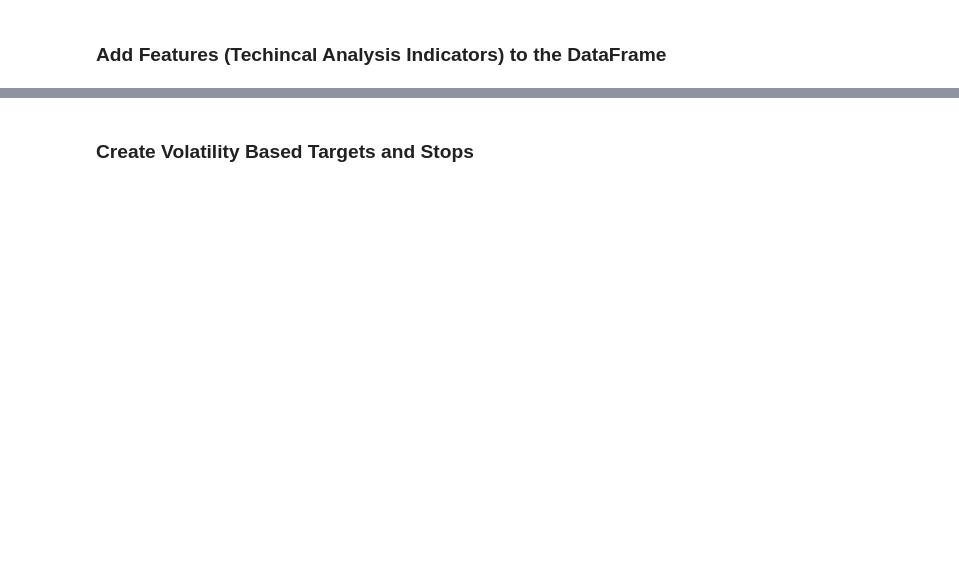
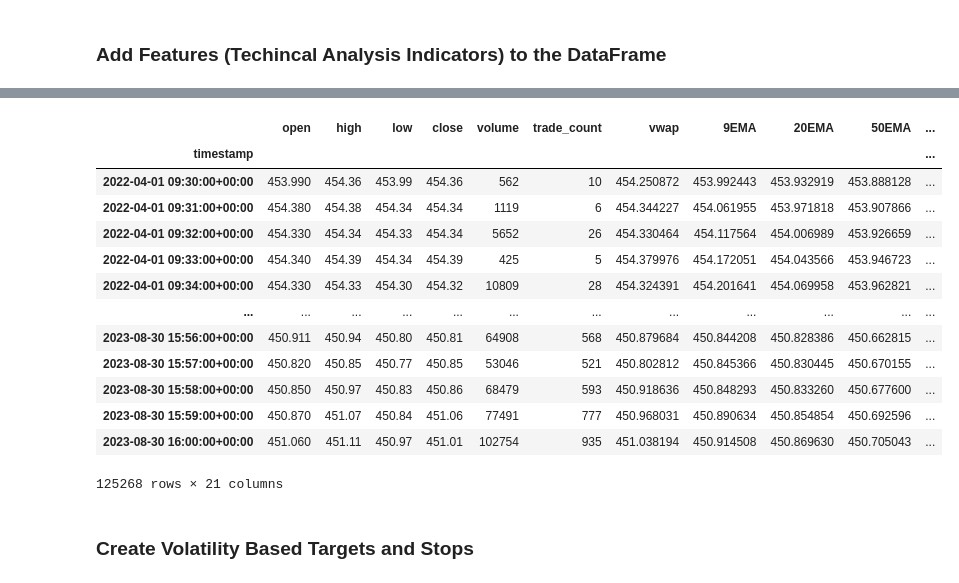
Before and after one commit to CincoCoding/Hyperspace-ML-Optimizer, a Jupyter notebook: notebook/HyperspaceMLOptimizer.ipynb, the cells around one changed output, grey strips where cells are left out. Drawn from its saved outputs; the diff is of its cells as text; code cells hidden in the pictures; blank space fills up the shorter version.

```diff
--- a/notebook/HyperspaceMLOptimizer.ipynb
+++ b/notebook/HyperspaceMLOptimizer.ipynb
@@ -216,13 +203,28 @@ signals_df
 # %%
-# # Define NYSE regular trading hours
-# nyse_opening_time = pd.Timestamp("09:30:00")
-# nyse_closing_time = pd.Timestamp("16:00:00")
+# Define NYSE regular trading hours
+nyse_opening_time = pd.Timestamp("09:30:00")
+nyse_closing_time = pd.Timestamp("16:00:00")
 
-# # Filter the DataFrame to include only data within NYSE regular trading hours
-# signals_df = signals_df.between_time(nyse_opening_time.time(), nyse_closing_time.time())
+# Filter the DataFrame to include only data within NYSE regular trading hours
+signals_df = signals_df.between_time(nyse_opening_time.time(), nyse_closing_time.time())
 
-# # Review DataFrame
-# signals_df
+# Review DataFrame
+signals_df
+# %% [output]
+|  | open | high | low | close | volume | trade_count | vwap | 9EMA | 20EMA | 50EMA | ... |
+| timestamp |  |  |  |  |  |  |  |  |  |  | ... |
+| 2022-04-01 09:30:00+00:00 | 453.990 | 454.36 | 453.99 | 454.36 | 562 | 10 | 454.250872 | 453.992443 | 453.932919 | 453.888128 | ... |
+| 2022-04-01 09:31:00+00:00 | 454.380 | 454.38 | 454.34 | 454.34 | 1119 | 6 | 454.344227 | 454.061955 | 453.971818 | 453.907866 | ... |
+| 2022-04-01 09:32:00+00:00 | 454.330 | 454.34 | 454.33 | 454.34 | 5652 | 26 | 454.330464 | 454.117564 | 454.006989 | 453.926659 | ... |
+| 2022-04-01 09:33:00+00:00 | 454.340 | 454.39 | 454.34 | 454.39 | 425 | 5 | 454.379976 | 454.172051 | 454.043566 | 453.946723 | ... |
+| 2022-04-01 09:34:00+00:00 | 454.330 | 454.33 | 454.30 | 454.32 | 10809 | 28 | 454.324391 | 454.201641 | 454.069958 | 453.962821 | ... |
+| ... | ... | ... | ... | ... | ... | ... | ... | ... | ... | ... | ... |
+| 2023-08-30 15:56:00+00:00 | 450.911 | 450.94 | 450.80 | 450.81 | 64908 | 568 | 450.879684 | 450.844208 | 450.828386 | 450.662815 | ... |
+| 2023-08-30 15:57:00+00:00 | 450.820 | 450.85 | 450.77 | 450.85 | 53046 | 521 | 450.802812 | 450.845366 | 450.830445 | 450.670155 | ... |
+| 2023-08-30 15:58:00+00:00 | 450.850 | 450.97 | 450.83 | 450.86 | 68479 | 593 | 450.918636 | 450.848293 | 450.833260 | 450.677600 | ... |
+| 2023-08-30 15:59:00+00:00 | 450.870 | 451.07 | 450.84 | 451.06 | 77491 | 777 | 450.968031 | 450.890634 | 450.854854 | 450.692596 | ... |
+| 2023-08-30 16:00:00+00:00 | 451.060 | 451.11 | 450.97 | 451.01 | 102754 | 935 | 451.038194 | 450.914508 | 450.869630 | 450.705043 | ... |
+125268 rows × 21 columns
 # %%
 # Disable the warning
 pd.options.mode.chained_assignment = None  # "None" suppresses the warning
```
Also changed, not shown: parts of 26 cells of this notebook, 27 other files.
